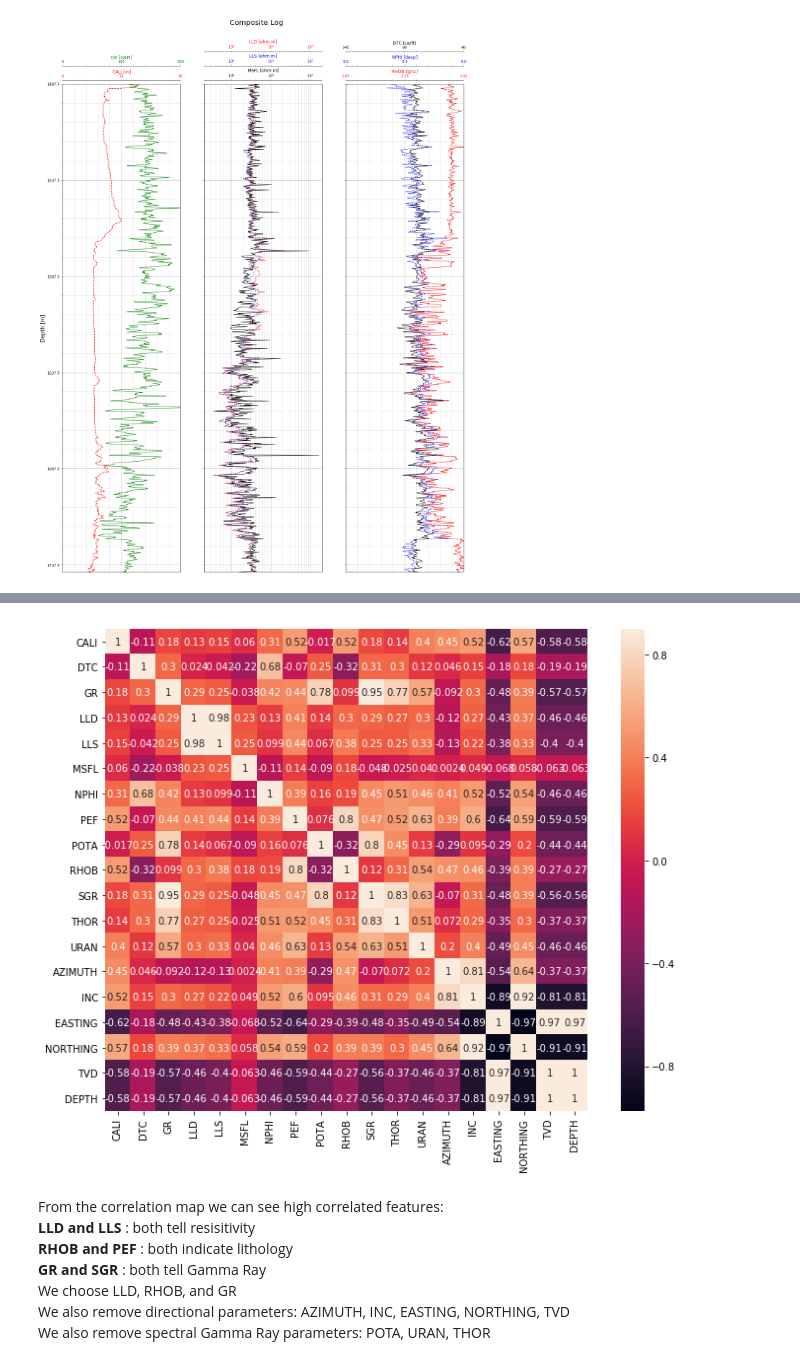
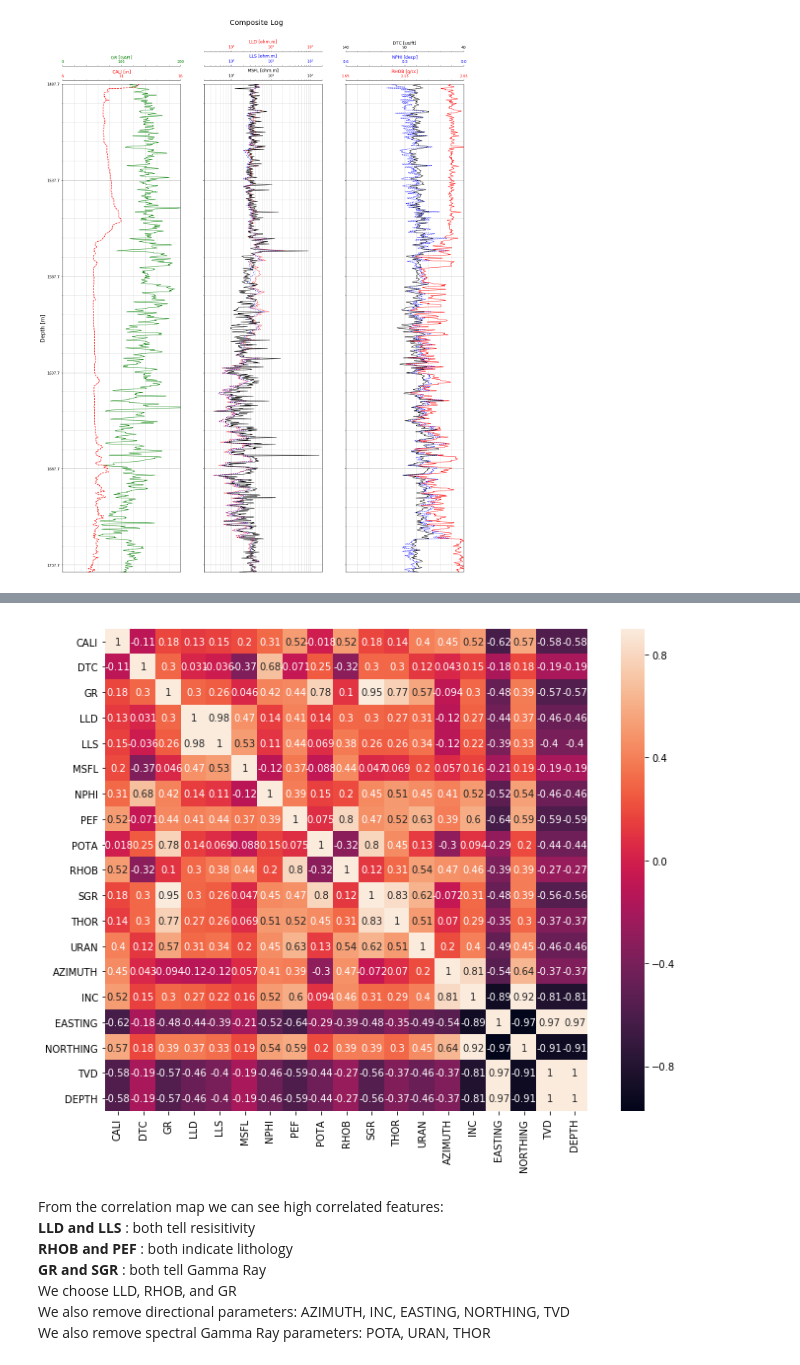
Before and after one commit to imayachita/log-analysis, a Jupyter notebook: wireline_log_analysis.ipynb, the cells around one changed output, grey strips where cells are left out. Cells and saved outputs as stored; diff of their text form; code cells hidden in the pictures.

```diff
--- a/wireline_log_analysis.ipynb
+++ b/wireline_log_analysis.ipynb
@@ -245,0 +305,6 @@ wireline_log_plotting(top,bottom,las_df_well_1)
+# %%
+#Remove the outliers
+
+las_df_well_1_removed_outliers = las_df_well_1[las_df_well_1['MSFL']<75]
+las_df_well_1_removed_outliers.index = pd.RangeIndex(len(las_df_well_1_removed_outliers.index))
+las_df_well_1_removed_outliers
@@ -246,15 +325,17 @@ wireline_log_plotting(top,bottom,las_df_well_1)
 # %%
+#Plotting heat correlation map between features to see collinearities
+
 def plot_heatmap(las):
     '''
     Plot heatmap between features
     '''
     corr_matrix = las.corr()
     plt.subplots(figsize=(12,9))
     sns.heatmap(corr_matrix, vmax=0.9, square=True, annot=True)
 
-plot_heatmap(las_df_well_1)
+plot_heatmap(las_df_well_1_removed_outliers)
 # %% [output]
-[figure, old version]
+[figure, new version]
 # %% [markdown]
 From the correlation map we can see high correlated features: <br>
 <b> LLD and LLS </b>: both tell resisitivity <br>
```
Also changed, not shown: parts of 39 cells of this notebook.
